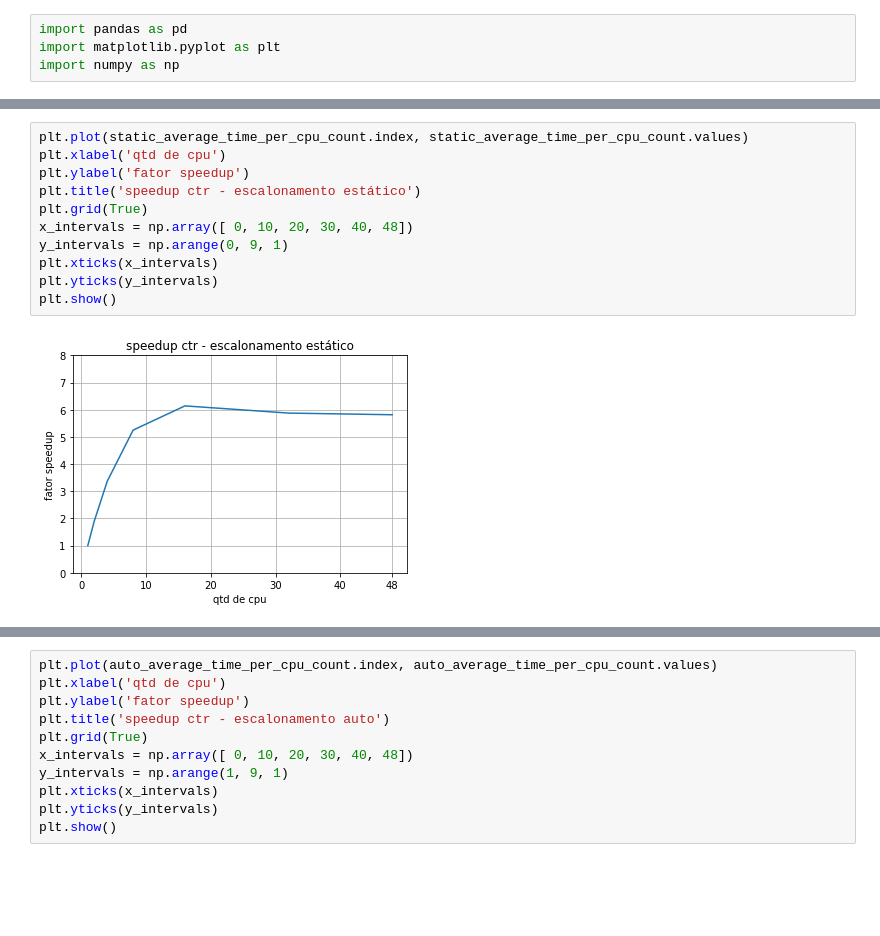
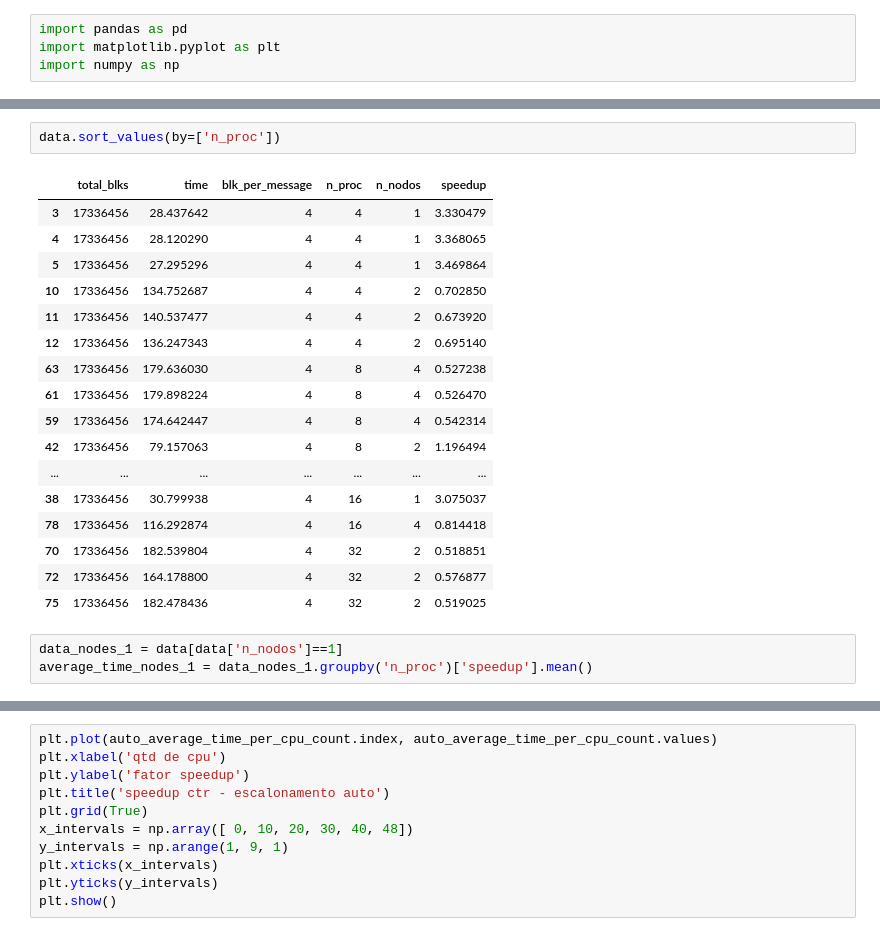
Before and after one commit to gilbertokoerbes/AES-CTRMode-OpenMP_MPI_SpeedUp, a Jupyter notebook: make_graphs.ipynb, the cells around one changed output, grey strips where cells are left out. Saved outputs shown, nothing was run; the diff lists cells and outputs as text; blank space fills up the shorter version.

```diff
--- a/make_graphs.ipynb
+++ b/make_graphs.ipynb
@@ -23,13 +35,23 @@ auto_average_time_per_cpu_count = data_auto.groupby('cpu_count')['speedup'].mean
-# %%
-plt.plot(static_average_time_per_cpu_count.index, static_average_time_per_cpu_count.values)
-plt.xlabel('qtd de cpu')
-plt.ylabel('fator speedup')
-plt.title('speedup ctr - escalonamento estático')
-plt.grid(True)
-x_intervals = np.array([ 0, 10, 20, 30, 40, 48])
-y_intervals = np.arange(0, 9, 1)
-plt.xticks(x_intervals)
-plt.yticks(y_intervals)
-plt.show()
-# %% [output]
-[figure, removed]
+# %%
+data.sort_values(by=['n_proc'])
+# %% [output]
+|  | total_blks | time | blk_per_message | n_proc | n_nodos | speedup |
+| 3 | 17336456 | 28.437642 | 4 | 4 | 1 | 3.330479 |
+| 4 | 17336456 | 28.120290 | 4 | 4 | 1 | 3.368065 |
+| 5 | 17336456 | 27.295296 | 4 | 4 | 1 | 3.469864 |
+| 10 | 17336456 | 134.752687 | 4 | 4 | 2 | 0.702850 |
+| 11 | 17336456 | 140.537477 | 4 | 4 | 2 | 0.673920 |
+| 12 | 17336456 | 136.247343 | 4 | 4 | 2 | 0.695140 |
+| 63 | 17336456 | 179.636030 | 4 | 8 | 4 | 0.527238 |
+| 61 | 17336456 | 179.898224 | 4 | 8 | 4 | 0.526470 |
+| 59 | 17336456 | 174.642447 | 4 | 8 | 4 | 0.542314 |
+| 42 | 17336456 | 79.157063 | 4 | 8 | 2 | 1.196494 |
+| ... | ... | ... | ... | ... | ... | ... |
+| 38 | 17336456 | 30.799938 | 4 | 16 | 1 | 3.075037 |
+| 78 | 17336456 | 116.292874 | 4 | 16 | 4 | 0.814418 |
+| 70 | 17336456 | 182.539804 | 4 | 32 | 2 | 0.518851 |
+| 72 | 17336456 | 164.178800 | 4 | 32 | 2 | 0.576877 |
+| 75 | 17336456 | 182.478436 | 4 | 32 | 2 | 0.519025 |
+# %%
+data_nodes_1 = data[data['n_nodos']==1]
+average_time_nodes_1 = data_nodes_1.groupby('n_proc')['speedup'].mean()
```
Also changed, not shown: parts of 11 cells of this notebook, 2 other files.
